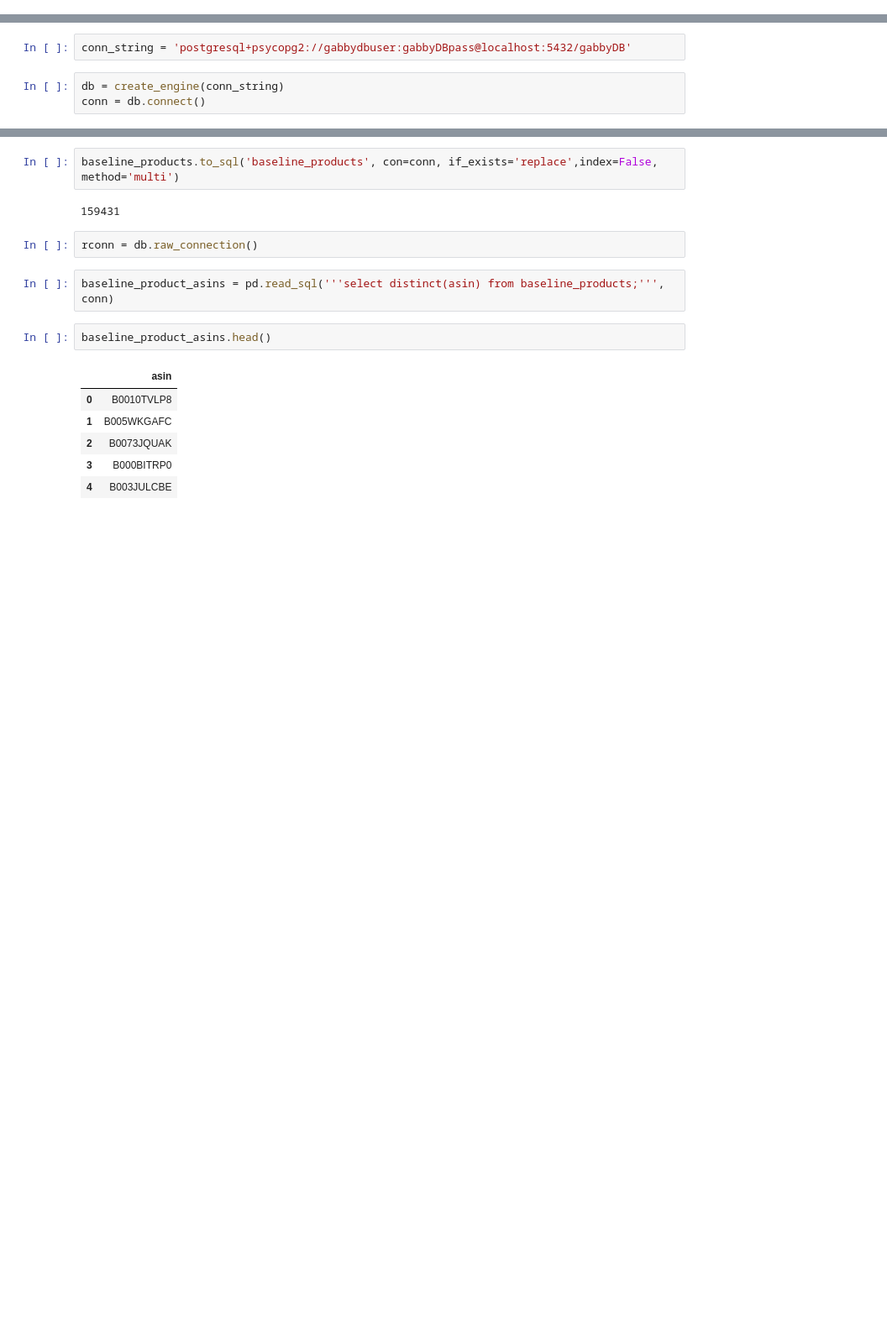
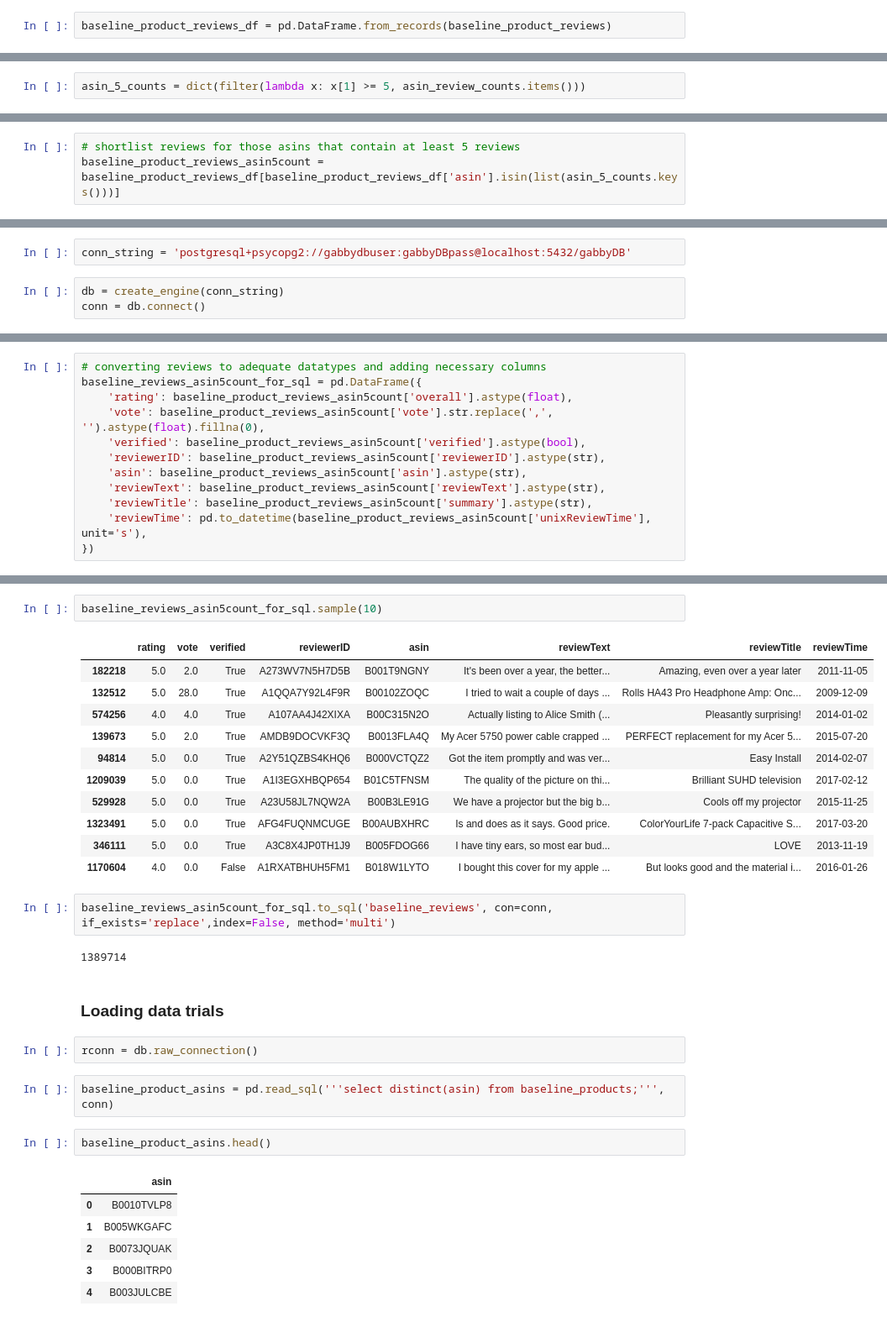
Before and after one commit to avelllabs/Gabby, a Jupyter notebook: notebooks/11_gb_amazon_reviews_5core_exploration.ipynb, the cells around one changed output, grey strips where cells are left out. Shown: that part at 84% size. Saved outputs shown, nothing was run; the diff lists cells and outputs as text; blank space fills up the shorter version.

Commit message:
loaded baseline reviews and products into the databasee

```diff
--- a/notebooks/11_gb_amazon_reviews_5core_exploration.ipynb
+++ b/notebooks/11_gb_amazon_reviews_5core_exploration.ipynb
@@ -110,0 +163,2 @@ baseline_products.shape
+# %%
+baseline_product_reviews_df = pd.DataFrame.from_records(baseline_product_reviews)
@@ -110,0 +174,2 @@ baseline_products.shape
+# %%
+asin_5_counts = dict(filter(lambda x: x[1] >= 5, asin_review_counts.items()))
@@ -110,0 +184,3 @@ baseline_products.shape
+# %%
+# shortlist reviews for those asins that contain at least 5 reviews
+baseline_product_reviews_asin5count = baseline_product_reviews_df[baseline_product_reviews_df['asin'].isin(list(asin_5_counts.keys()))]
@@ -121,0 +250,12 @@ baseline_products.to_sql('baseline_products', con=conn, if_exists='replace',inde
+# %%
+# converting reviews to adequate datatypes and adding necessary columns
+baseline_reviews_asin5count_for_sql = pd.DataFrame({
+    'rating': baseline_product_reviews_asin5count['overall'].astype(float),
+    'vote': baseline_product_reviews_asin5count['vote'].str.replace(',', '').astype(float).fillna(0),
+    'verified': baseline_product_reviews_asin5count['verified'].astype(bool),
+    'reviewerID': baseline_product_reviews_asin5count['reviewerID'].astype(str),
+    'asin': baseline_product_reviews_asin5count['asin'].astype(str),
+    'reviewText': baseline_product_reviews_asin5count['reviewText'].astype(str),
+    'reviewTitle': baseline_product_reviews_asin5count['summary'].astype(str),
+    'reviewTime': pd.to_datetime(baseline_product_reviews_asin5count['unixReviewTime'], unit='s'),
+})
@@ -122,7 +274,23 @@ baseline_products.to_sql('baseline_products', con=conn, if_exists='replace',inde
+# %%
+baseline_reviews_asin5count_for_sql.sample(10)
+# %% [output]
+|  | rating | vote | verified | reviewerID | asin | reviewText | reviewTitle | reviewTime |
+| 182218 | 5.0 | 2.0 | True | A273WV7N5H7D5B | B001T9NGNY | It's been over a year, the better... | Amazing, even over a year later | 2011-11-05 |
+| 132512 | 5.0 | 28.0 | True | A1QQA7Y92L4F9R | B00102ZOQC | I tried to wait a couple of days ... | Rolls HA43 Pro Headphone Amp: Onc... | 2009-12-09 |
+| 574256 | 4.0 | 4.0 | True | A107AA4J42XIXA | B00C315N2O | Actually listing to Alice Smith (... | Pleasantly surprising! | 2014-01-02 |
+| 139673 | 5.0 | 2.0 | True | AMDB9DOCVKF3Q | B0013FLA4Q | My Acer 5750 power cable crapped ... | PERFECT replacement for my Acer 5... | 2015-07-20 |
+| 94814 | 5.0 | 0.0 | True | A2Y51QZBS4KHQ6 | B000VCTQZ2 | Got the item promptly and was ver... | Easy Install | 2014-02-07 |
+| 1209039 | 5.0 | 0.0 | True | A1I3EGXHBQP654 | B01C5TFNSM | The quality of the picture on thi... | Brilliant SUHD television | 2017-02-12 |
+| 529928 | 5.0 | 0.0 | True | A23U58JL7NQW2A | B00B3LE91G | We have a projector but the big b... | Cools off my projector | 2015-11-25 |
+| 1323491 | 5.0 | 0.0 | True | AFG4FUQNMCUGE | B00AUBXHRC | Is and does as it says. Good price. | ColorYourLife 7-pack Capacitive S... | 2017-03-20 |
+| 346111 | 5.0 | 0.0 | True | A3C8X4JP0TH1J9 | B005FDOG66 | I have tiny ears, so most ear bud... | LOVE | 2013-11-19 |
+| 1170604 | 4.0 | 0.0 | False | A1RXATBHUH5FM1 | B018W1LYTO | I bought this cover for my apple ... | But looks good and the material i... | 2016-01-26 |
 # %%
-baseline_products.to_sql('baseline_products', con=conn, if_exists='replace',index=False, method='multi')
+baseline_reviews_asin5count_for_sql.to_sql('baseline_reviews', con=conn, if_exists='replace',index=False, method='multi')
 # %% [output]
-159431
+1389714
+# %% [markdown]
+### Loading data trials
 # %%
 rconn = db.raw_connection()
 # %%
```
Also changed, not shown: parts of 20 cells of this notebook.
